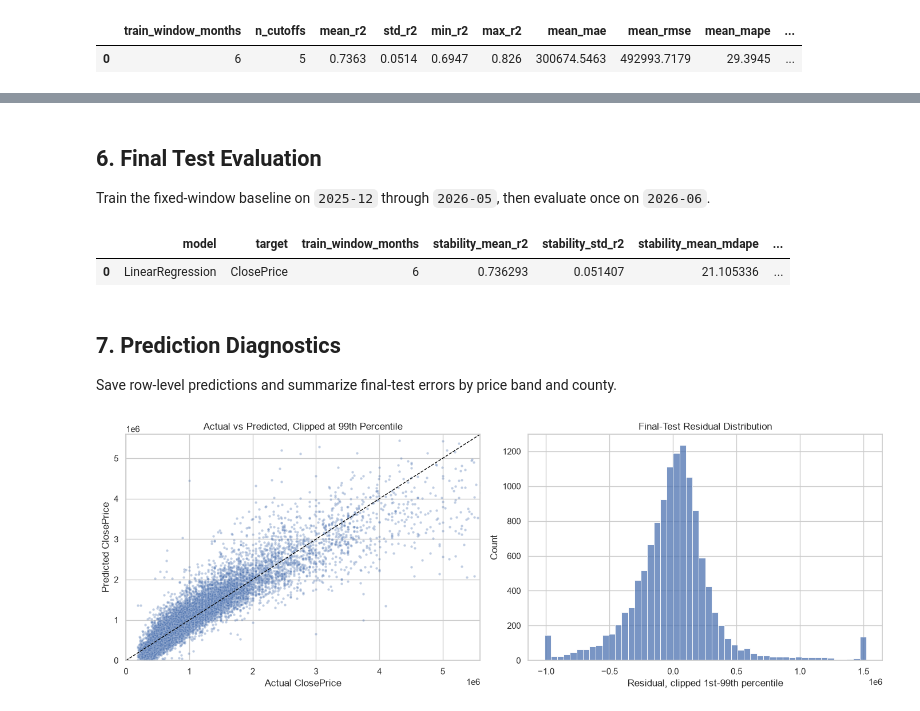
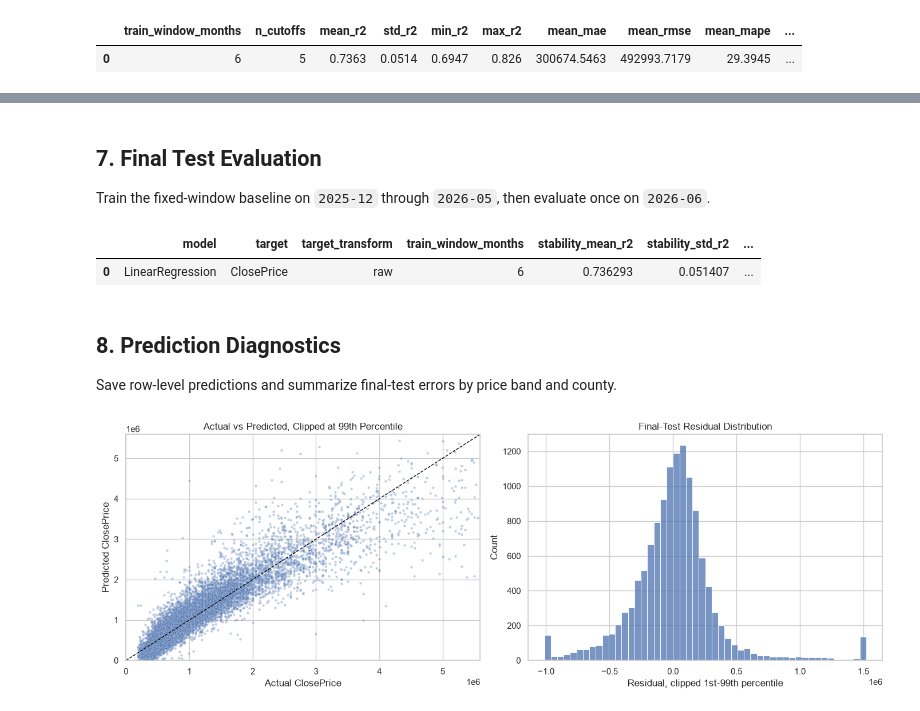
Before and after one commit to syp4137/idx-california-price-prediction, a Jupyter notebook: notebooks/03_baseline_model.ipynb, the cells around one changed output, grey strips where cells are left out. Cells and saved outputs as stored; diff of their text form; code cells hidden in the pictures.

```diff
--- a/notebooks/03_baseline_model.ipynb
+++ b/notebooks/03_baseline_model.ipynb
@@ -246,6 +246,23 @@ def regression_metrics(y_true, y_pred):
         "mape": absolute_percentage_error.mean(),
         "mdape": absolute_percentage_error.median(),
     }
+
+
+def fit_predict_linear_regression(train_df, eval_df, target_transform="raw"):
+    pipeline = build_baseline_model(scale_numeric=True)
+    y_train = train_df[target]
+
+    if target_transform == "raw":
+        pipeline.fit(train_df[feature_cols], y_train)
+        predictions = pipeline.predict(eval_df[feature_cols])
+    elif target_transform == "log1p":
+        pipeline.fit(train_df[feature_cols], np.log1p(y_train))
+        predictions = np.expm1(pipeline.predict(eval_df[feature_cols]))
+        predictions = np.clip(predictions, 0, None)
+    else:
+        raise ValueError(f"Unsupported target_transform: {target_transform}")
+
+    return pipeline, predictions
 # %% [markdown]
 ## 5. Fixed-Window Rolling-Origin Backtest
 
@@ -259,17 +276,17 @@ def rolling_eval_path(eval_month):
     return SPLIT_DIR / f"rolling_eval_{eval_month}_cleaned.csv"
 
 
-def run_historical_fold(plan_row):
+def run_historical_fold(plan_row, target_transform="raw"):
     eval_month = str(plan_row["eval_month"])
     train_df_raw = load_split_file(rolling_train_path(eval_month))
     eval_df_raw = load_split_file(rolling_eval_path(eval_month))
     train_df, eval_df, bound_info = apply_train_price_bounds(train_df_raw, eval_df_raw)
 
-    pipeline = build_baseline_model(scale_numeric=True)
-    pipeline.fit(train_df[feature_cols], train_df[target])
-    predictions = pipeline.predict(eval_df[feature_cols])
+    _, predictions = fit_predict_linear_regression(train_df, eval_df, target_transform=target_transform)
 
     return {
+        "model": "LinearRegression",
+        "target_transform": target_transform,
         "train_window_months": int(plan_row["train_window_months"]),
         "eval_month": eval_month,
         "train_month_start": plan_row["train_month_start"],
@@ -281,7 +298,7 @@ def run_historical_fold(plan_row):
 
 
 stability_results = pd.DataFrame(
-    run_historical_fold(plan_row)
+    run_historical_fold(plan_row, target_transform="raw")
     for _, plan_row in historical_plan.iterrows()
 ).sort_values("eval_month")
 
@@ -317,5 +432,5 @@ display(stability_summary.round(4))
 # %% [markdown]
-## 6. Final Test Evaluation
+## 7. Final Test Evaluation
 
 Train the fixed-window baseline on `2025-12` through `2026-05`, then evaluate once on `2026-06`.
 # %%
@@ -323,10 +438,11 @@ test_df_raw = load_split_file(TEST_CSV)
 final_train_df_raw = load_split_file(FINAL_TRAIN_CSV)
 final_train_df, final_test_df, final_bound_info = apply_train_price_bounds(final_train_df_raw, test_df_raw)
 
-final_model = build_baseline_model(scale_numeric=True)
-final_model.fit(final_train_df[feature_cols], final_train_df[target])
-
-final_train_predictions = final_model.predict(final_train_df[feature_cols])
+final_model, final_train_predictions = fit_predict_linear_regression(
+    final_train_df,
+    final_train_df,
+    target_transform="raw",
+)
 final_predictions = final_model.predict(final_test_df[feature_cols])
 
 final_train_metrics = regression_metrics(final_train_df[target], final_train_predictions)
@@ -340,43 +456,45 @@ joblib.dump({
     "boolean_cols": boolean_cols,
     "flag_cols": flag_cols,
     "target": target,
+    "target_transform": "raw",
     "price_bounds": {
         "lower": final_bound_info["price_lower_bound"],
         "upper": final_bound_info["price_upper_bound"],
     },
     "train_months": final_plan["train_months"],
     "test_month": final_plan["eval_month"],
 }, MODEL_PATH)
 
 final_results_df = pd.DataFrame([{
     "model": "LinearRegression",
     "target": target,
+    "target_transform": "raw",
     "train_window_months": fixed_train_window_months,
     "stability_mean_r2": stability_summary["mean_r2"].iloc[0],
     "stability_std_r2": stability_summary["std_r2"].iloc[0],
     "stability_mean_mdape": stability_summary["mean_mdape"].iloc[0],
     "final_train_month_start": final_plan["train_month_start"],
     "final_train_month_end": final_plan["train_month_end"],
     "final_train_months": final_plan["train_months"],
     "test_month": final_plan["eval_month"],
     **final_bound_info,
     "train_r2": final_train_metrics["r2"],
     "train_mae": final_train_metrics["mae"],
     "test_r2": final_metrics["r2"],
     "test_mae": final_metrics["mae"],
     "test_rmse": final_metrics["rmse"],
     "test_mape": final_metrics["mape"],
     "test_mdape": final_metrics["mdape"],
     "model_path": str(MODEL_PATH.relative_to(PROJECT_ROOT)),
 }])
 
 final_results_df.to_csv(OUTPUT_DIR / "final_test_results.csv", index=False)
 display(final_results_df)
 # %% [output]
-|  | model | target | train_window_months | stability_mean_r2 | stability_std_r2 | stability_mean_mdape | ... |
-| 0 | LinearRegression | ClosePrice | 6 | 0.736293 | 0.051407 | 21.105336 | ... |
+|  | model | target | target_transform | train_window_months | stability_mean_r2 | stability_std_r2 | ... |
+| 0 | LinearRegression | ClosePrice | raw | 6 | 0.736293 | 0.051407 | ... |
 # %% [markdown]
-## 7. Prediction Diagnostics
+## 8. Prediction Diagnostics
 
 Save row-level predictions and summarize final-test errors by price band and county.
 # %%
```
Also changed, not shown: parts of 5 cells of this notebook.
